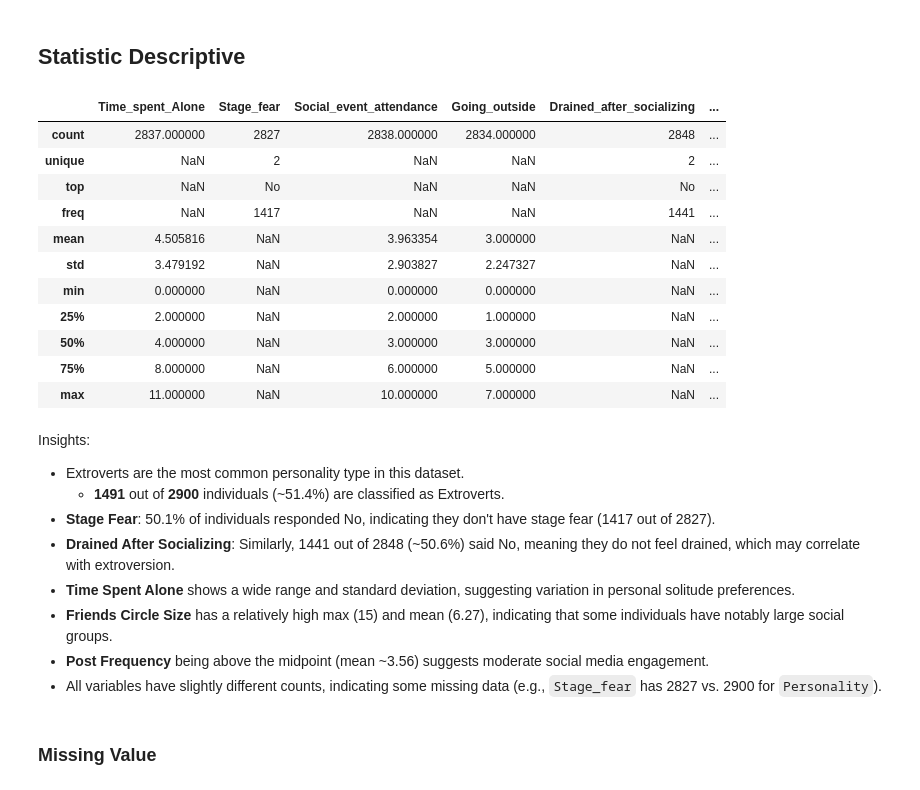
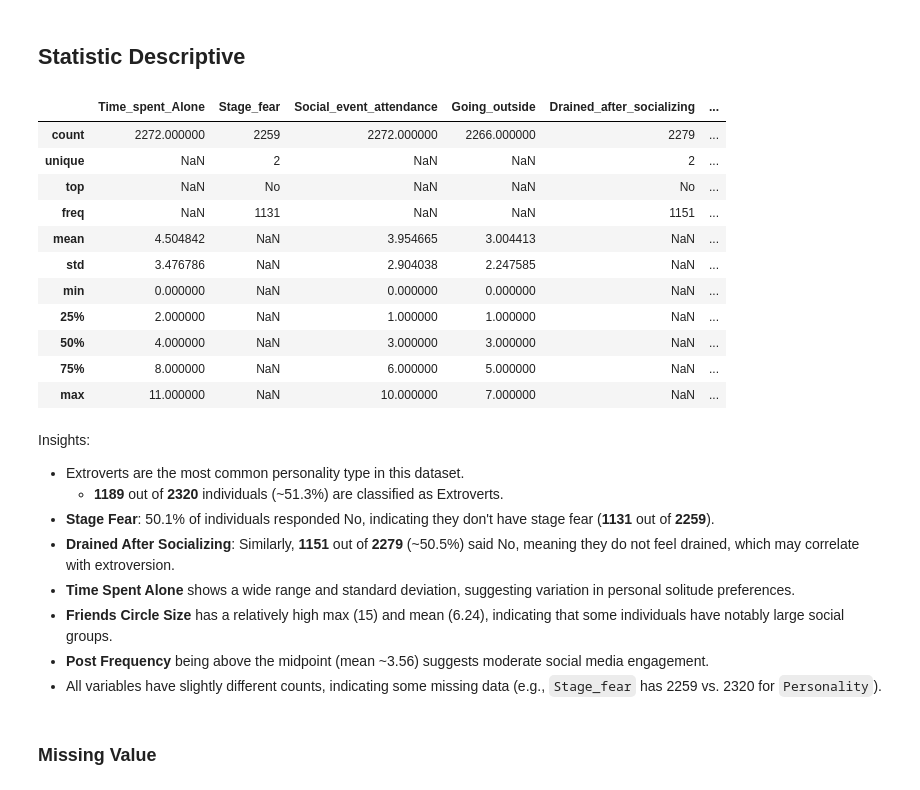
Before and after one commit to LightDani/Eksperimen_SML_Dwi-Cahya-Nur-Faizi, a Jupyter notebook: preprocessing/Eksperimen_Dwi-Cahya_Nur-Faizi.ipynb, the cells around one changed output. Saved outputs shown, nothing was run; the diff lists cells and outputs as text; code cells hidden in the pictures.

```diff
--- a/preprocessing/Eksperimen_Dwi-Cahya_Nur-Faizi.ipynb
+++ b/preprocessing/Eksperimen_Dwi-Cahya_Nur-Faizi.ipynb
@@ -53,2 +42,15 @@ dataset.head(10)
 # %% [markdown]
 # **4. Exploratory Data Analysis (EDA)**
+# %%
+# SPLIT DATASET INTO TRAINING AND TESTING SETS TO AVOID DATA LEAKAGE
+
+X = dataset.iloc[:, :-1]
+y = dataset["Personality"]
+
+X_train, X_test, y_train, y_test = train_test_split(
+    X, y, test_size=0.2, random_state=42
+)
+
+train_dataset = pd.concat([X_train, y_train], axis=1).reset_index(drop=True)
+test_dataset = pd.concat([X_test, y_test], axis=1).reset_index(drop=True)
+train_dataset.head(10)
@@ -55,30 +69,30 @@ dataset.head(10)
 # %% [markdown]
 ## Statistic Descriptive
 # %%
-dataset.describe(include="all")
+train_dataset.describe(include="all")
 # %% [output]
 |  | Time_spent_Alone | Stage_fear | Social_event_attendance | Going_outside | Drained_after_socializing | ... |
-| count | 2837.000000 | 2827 | 2838.000000 | 2834.000000 | 2848 | ... |
+| count | 2272.000000 | 2259 | 2272.000000 | 2266.000000 | 2279 | ... |
 | unique | NaN | 2 | NaN | NaN | 2 | ... |
 | top | NaN | No | NaN | NaN | No | ... |
-| freq | NaN | 1417 | NaN | NaN | 1441 | ... |
-| mean | 4.505816 | NaN | 3.963354 | 3.000000 | NaN | ... |
-| std | 3.479192 | NaN | 2.903827 | 2.247327 | NaN | ... |
+| freq | NaN | 1131 | NaN | NaN | 1151 | ... |
+| mean | 4.504842 | NaN | 3.954665 | 3.004413 | NaN | ... |
+| std | 3.476786 | NaN | 2.904038 | 2.247585 | NaN | ... |
 | min | 0.000000 | NaN | 0.000000 | 0.000000 | NaN | ... |
-| 25% | 2.000000 | NaN | 2.000000 | 1.000000 | NaN | ... |
+| 25% | 2.000000 | NaN | 1.000000 | 1.000000 | NaN | ... |
 | 50% | 4.000000 | NaN | 3.000000 | 3.000000 | NaN | ... |
 | 75% | 8.000000 | NaN | 6.000000 | 5.000000 | NaN | ... |
 | max | 11.000000 | NaN | 10.000000 | 7.000000 | NaN | ... |
 # %% [markdown]
 Insights:
 * Extroverts are the most common personality type in this dataset.
-  * **1491** out of **2900** individuals (~51.4%) are classified as Extroverts.
-* **Stage Fear**: 50.1% of individuals responded No, indicating they don't have stage fear (1417 out of 2827).
-* **Drained After Socializing**: Similarly, 1441 out of 2848 (~50.6%) said No, meaning they do not feel drained, which may correlate with extroversion.
+  * **1189** out of **2320** individuals (~51.3%) are classified as Extroverts.
+* **Stage Fear**: 50.1% of individuals responded No, indicating they don't have stage fear (**1131** out of **2259**).
+* **Drained After Socializing**: Similarly, **1151** out of **2279** (~50.5%) said No, meaning they do not feel drained, which may correlate with extroversion.
 * **Time Spent Alone** shows a wide range and standard deviation, suggesting variation in personal solitude preferences.
-* **Friends Circle Size** has a relatively high max (15) and mean (6.27), indicating that some individuals have notably large social groups.
+* **Friends Circle Size** has a relatively high max (15) and mean (6.24), indicating that some individuals have notably large social groups.
 * **Post Frequency** being above the midpoint (mean ~3.56) suggests moderate social media engagement.
-* All variables have slightly different counts, indicating some missing data (e.g., `Stage_fear` has 2827 vs. 2900 for `Personality`).
+* All variables have slightly different counts, indicating some missing data (e.g., `Stage_fear` has 2259 vs. 2320 for `Personality`).
 # %% [markdown]
 ### Missing Value
 # %%
```
Also changed, not shown: parts of 15 cells of this notebook, 2 other files.
